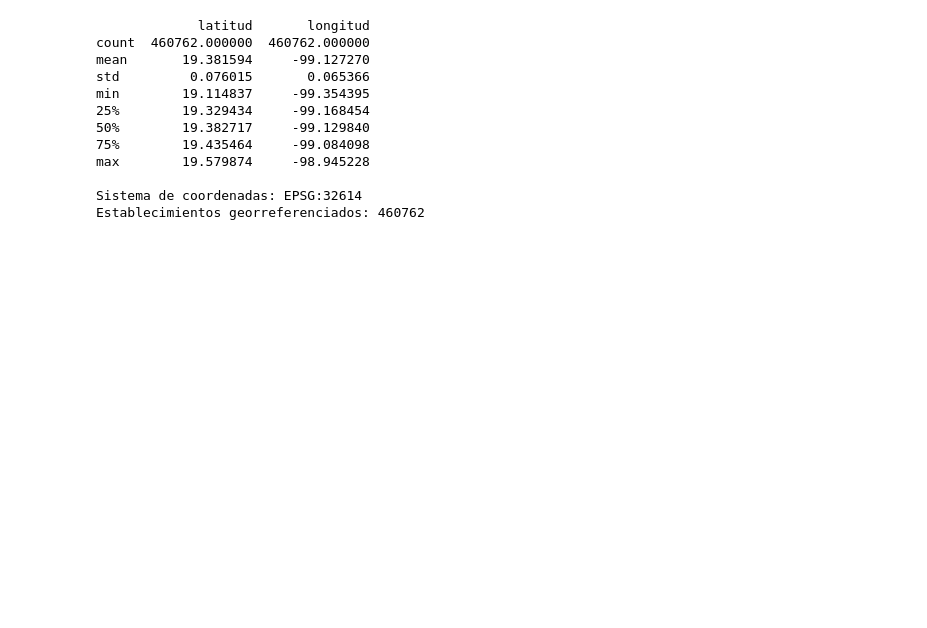
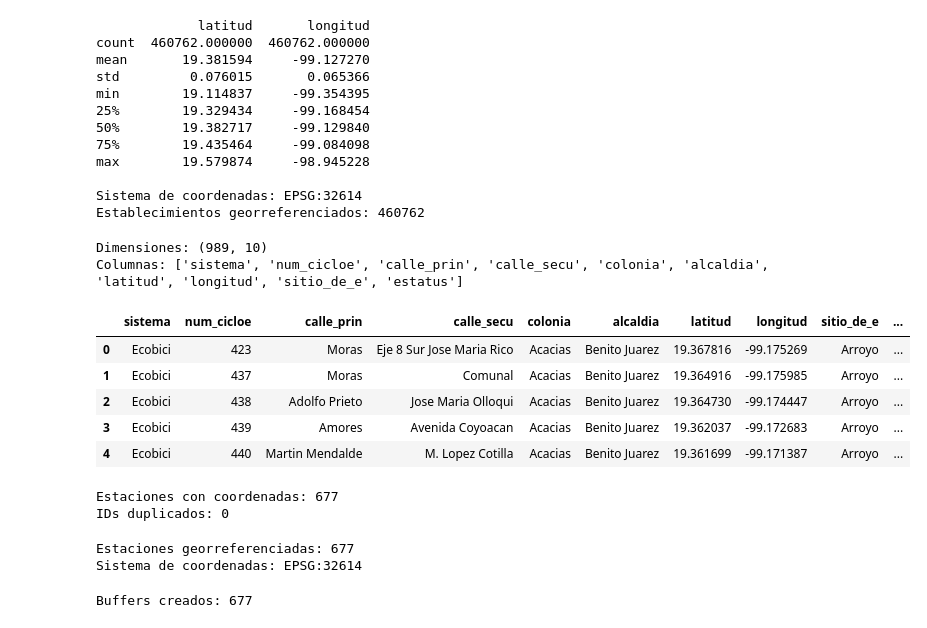
Before and after one commit to VictorHEsp/Titulacion-CD, a Jupyter notebook: Notebooks/EDA_v5.ipynb, the cells around one changed output. Cells and saved outputs as stored; diff of their text form; code cells hidden in the pictures; blank space fills up the shorter version.

```diff
--- a/Notebooks/EDA_v5.ipynb
+++ b/Notebooks/EDA_v5.ipynb
@@ -89,3 +89,54 @@ max        19.579874     -98.945228
 
 Sistema de coordenadas: EPSG:32614
 Establecimientos georreferenciados: 460762
+# %%
+estaciones = pd.read_csv(
+    "../Data/Estaciones_ECOBICI/estaciones_ECOBICI.csv",
+    encoding="latin-1"
+)
+
+print("Dimensiones:", estaciones.shape)
+print("Columnas:", estaciones.columns.tolist())
+
+estaciones.head()
+# %% [output]
+Dimensiones: (989, 10)
+Columnas: ['sistema', 'num_cicloe', 'calle_prin', 'calle_secu', 'colonia', 'alcaldia', 'latitud', 'longitud', 'sitio_de_e', 'estatus']
+|  | sistema | num_cicloe | calle_prin | calle_secu | colonia | alcaldia | latitud | longitud | sitio_de_e | ... |
+| 0 | Ecobici | 423 | Moras | Eje 8 Sur Jose Maria Rico | Acacias | Benito Juarez | 19.367816 | -99.175269 | Arroyo | ... |
+| 1 | Ecobici | 437 | Moras | Comunal | Acacias | Benito Juarez | 19.364916 | -99.175985 | Arroyo | ... |
+| 2 | Ecobici | 438 | Adolfo Prieto | Jose Maria Olloqui | Acacias | Benito Juarez | 19.364730 | -99.174447 | Arroyo | ... |
+| 3 | Ecobici | 439 | Amores | Avenida Coyoacan | Acacias | Benito Juarez | 19.362037 | -99.172683 | Arroyo | ... |
+| 4 | Ecobici | 440 | Martin Mendalde | M. Lopez Cotilla | Acacias | Benito Juarez | 19.361699 | -99.171387 | Arroyo | ... |
+# %%
+estaciones = estaciones.dropna(
+    subset=["latitud", "longitud"]
+).copy()
+
+print("Estaciones con coordenadas:", len(estaciones))
+print("IDs duplicados:", estaciones["num_cicloe"].duplicated().sum())
+# %% [output]
+Estaciones con coordenadas: 677
+IDs duplicados: 0
+# %%
+estaciones_geo = gpd.GeoDataFrame(
+    estaciones,
+    geometry=gpd.points_from_xy(
+        estaciones["longitud"],
+        estaciones["latitud"]
+    ),
+    crs="EPSG:4326"
+).to_crs(epsg=32614)
+
+print("Estaciones georreferenciadas:", len(estaciones_geo))
+print("Sistema de coordenadas:", estaciones_geo.crs)
+# %% [output]
+Estaciones georreferenciadas: 677
+Sistema de coordenadas: EPSG:32614
+# %%
+buffers = estaciones_geo[["num_cicloe", "geometry"]].copy()
+buffers["geometry"] = buffers.buffer(500)
+
+print("Buffers creados:", len(buffers))
+# %% [output]
+Buffers creados: 677
```
Also changed, not shown: parts of 33 cells of this notebook, 1 other file.
